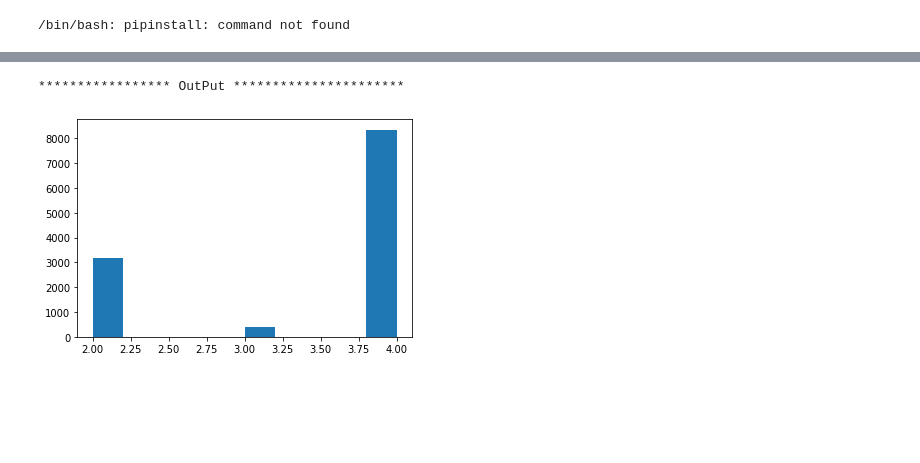
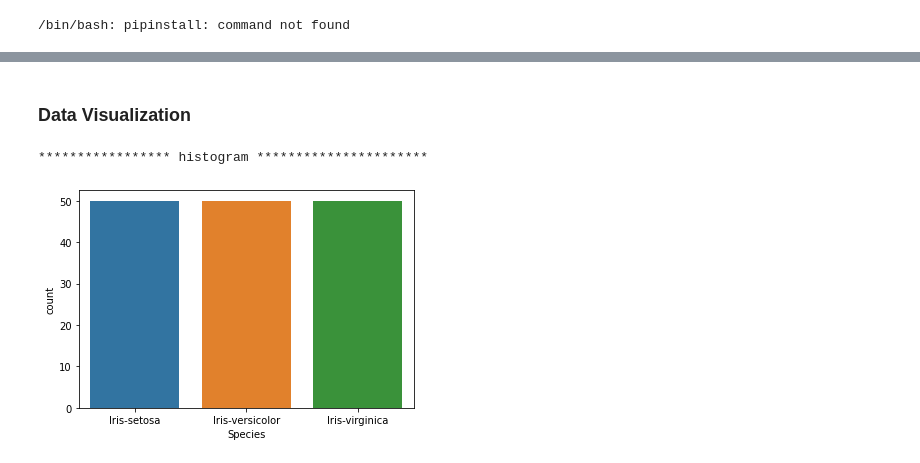
Before and after one commit to Deepsphere-AI/BCA, a Jupyter notebook: SEM-2/Data Science/Programs/Program_04_Analysis_on_Data_for_Matehematical_Numerical_Processing.ipynb, the cells around one changed output, grey strips where cells are left out. Drawn from its saved outputs; the diff is of its cells as text; code cells hidden in the pictures; blank space fills up the shorter version.

```diff
--- a/SEM-2/Data Science/Programs/Program_04_Analysis_on_Data_for_Matehematical_Numerical_Processing.ipynb
+++ b/SEM-2/Data Science/Programs/Program_04_Analysis_on_Data_for_Matehematical_Numerical_Processing.ipynb
@@ -61,7 +85,8 @@ print("\n***************** OutPut **********************\n")
-# %%
-print("\n***************** OutPut **********************\n")
-plt.hist(data["Number of Doors"], bins=10)
-plt.show()
-# %% [output]
-***************** OutPut **********************
-[figure, removed]
+# %% [markdown]
+### Data Visualization
+# %%
+print("\n***************** histogram **********************\n")
+sns.countplot(x=data['Species']);
+# %% [output]
+***************** histogram **********************
+[figure, added]
```
Also changed, not shown: parts of 19 cells of this notebook.
